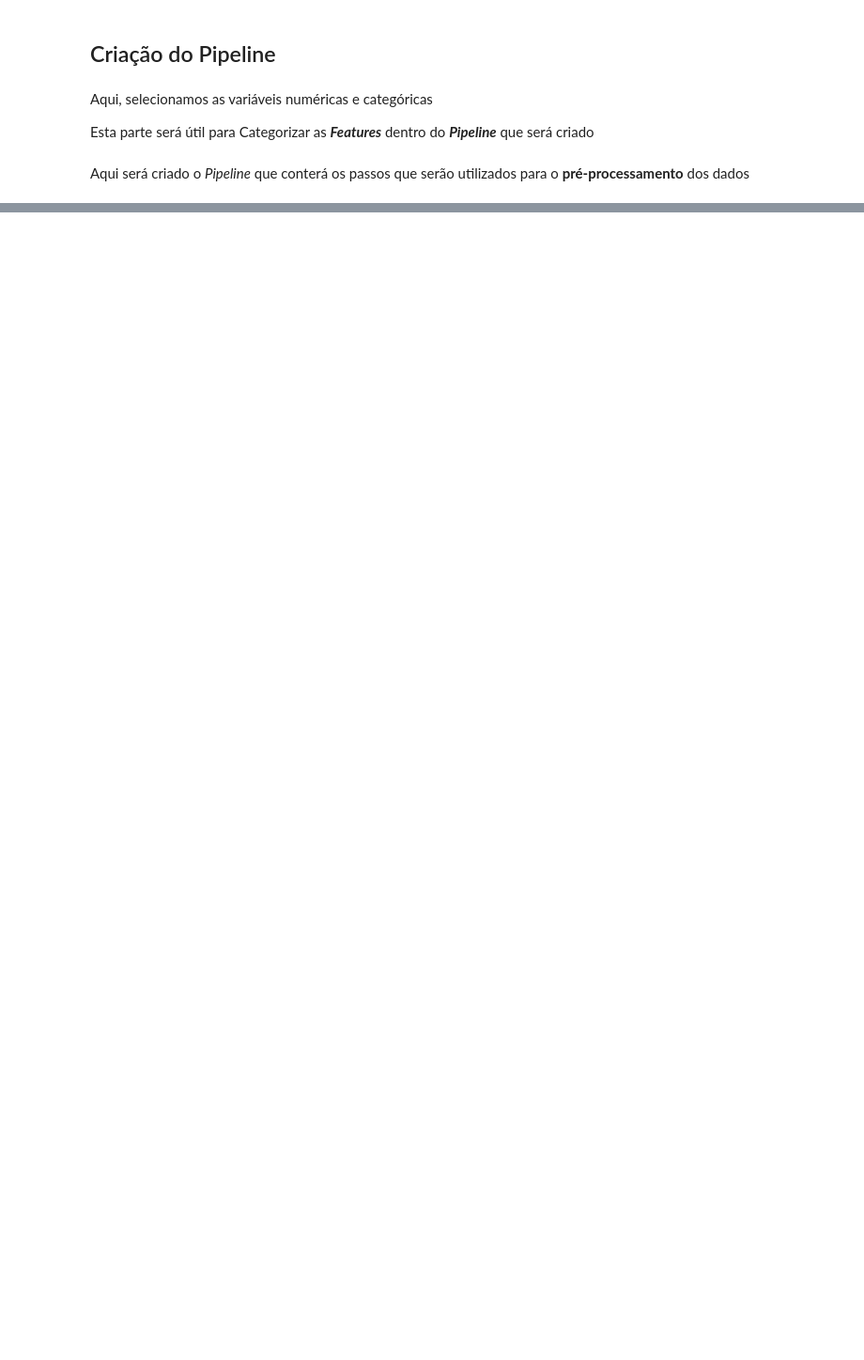
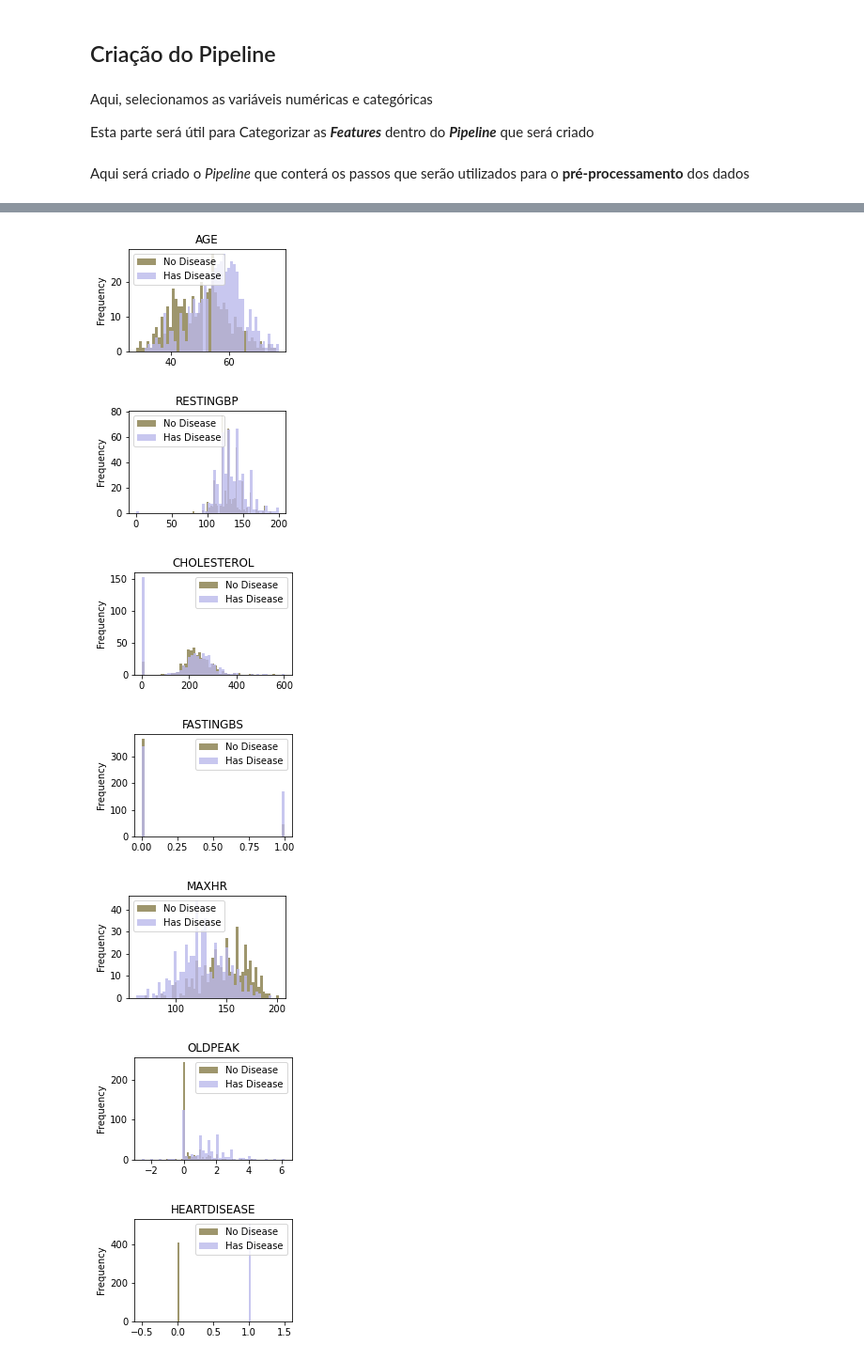
Before and after one commit to BrunoDefante/TCC_Puc_Minas, a Jupyter notebook: notebook/analise_base.ipynb, the cells around one changed output, grey strips where cells are left out. Shown: that part at 94% size. Cells and saved outputs as stored; diff of their text form; code cells hidden in the pictures; blank space fills up the shorter version.

```diff
--- a/notebook/analise_base.ipynb
+++ b/notebook/analise_base.ipynb
@@ -119,3 +131,16 @@ cat_feat = df.select_dtypes(np.object_).columns.tolist()
 num_feat = df.select_dtypes(np.number).columns.tolist()
 # %% [markdown]
 Aqui será criado o _Pipeline_ que conterá os passos que serão utilizados para o <b>pré-processamento</b> dos dados
+# %%
+multi_class=list()
+binary_class=list()
+for col in df.select_dtypes(np.object_).columns:
+    if len(df[col].value_counts().index) > 2:
+        multi_class.append(col)
+    else:
+        binary_class.append(col)
+# %%
+df_tratado = pd.get_dummies(df, columns=multi_class, prefix=multi_class, prefix_sep='@')
+for col in binary_class:
+    df_tratado[col] = df_tratado[col].astype('category')
+    df_tratado[col] = df_tratado[col].cat.codes
@@ -121,0 +158,2 @@ Aqui será criado o _Pipeline_ que conterá os passos que serão utilizados para
+# %%
+plot_columns = df.select_dtypes(np.number).columns
@@ -121,0 +166,16 @@ Aqui será criado o _Pipeline_ que conterá os passos que serão utilizados para
+# %%
+for col in plot_columns:
+    plt.figure(figsize=(3,2))
+    df.loc[df['HEARTDISEASE'] == 0, col].plot.hist(label='No Disease', color='#9E966D', bins=50)
+    df.loc[df['HEARTDISEASE'] == 1, col].plot.hist(color='#BBB9EB', alpha=0.8, label='Has Disease', bins=50)
+    plt.legend()
+    plt.title(col)
+    plt.show()
+# %% [output]
+[figure, added]
+[figure, added]
+[figure, added]
+[figure, added]
+[figure, added]
+[figure, added]
+[figure, added]
```
Also changed, not shown: parts of 38 cells of this notebook, 4 other files.
